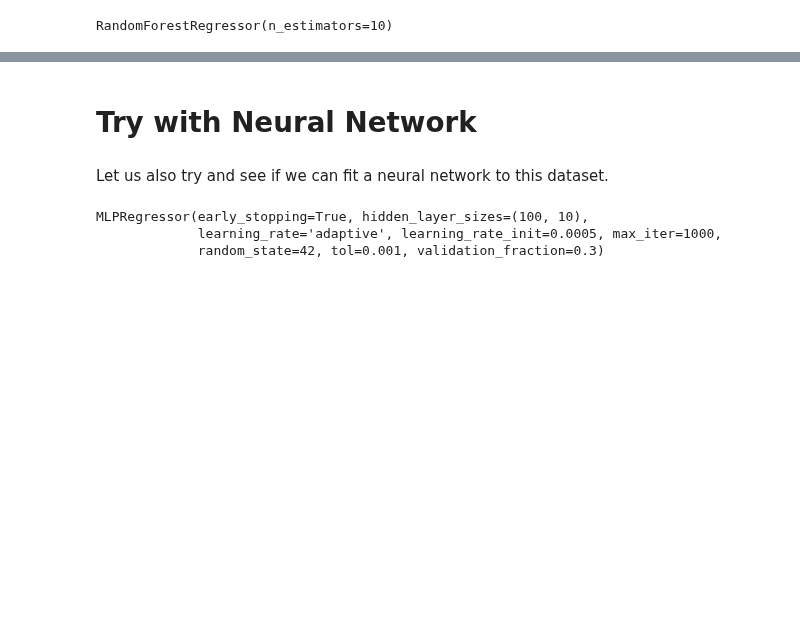
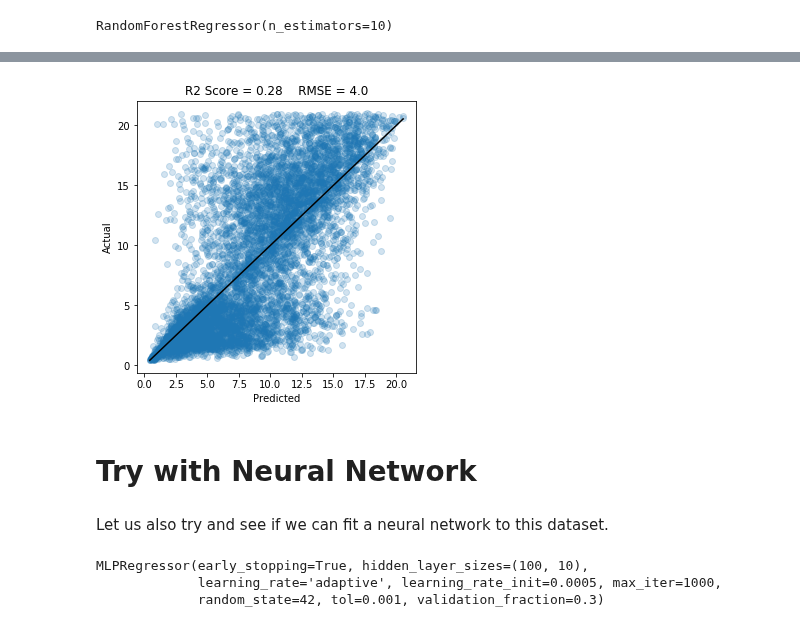
Before and after one commit to aniket-ak/Machine-Learning-CASP-Dataset, a Jupyter notebook: CASP_Exploring_Design_Space_with_pipelines.ipynb, the cells around one changed output, grey strips where cells are left out. Saved outputs shown, nothing was run; the diff lists cells and outputs as text; code cells hidden in the pictures; blank space fills up the shorter version.

```diff
--- a/CASP_Exploring_Design_Space_with_pipelines.ipynb
+++ b/CASP_Exploring_Design_Space_with_pipelines.ipynb
@@ -307,3 +293,8 @@ plot_results(X_train_scaled, y_train, best_model, "Best Model")
+# %%
+X_test_scaled = pipeline.transform(X_test)
+plot_results(X_test_scaled, y_test, best_model, "Best model - test - after removing outliers")
+# %% [output]
+[figure, added]
 # %% [markdown]
 # Try with Neural Network
 # %% [markdown]
```
Also changed, not shown: parts of 17 cells of this notebook.
